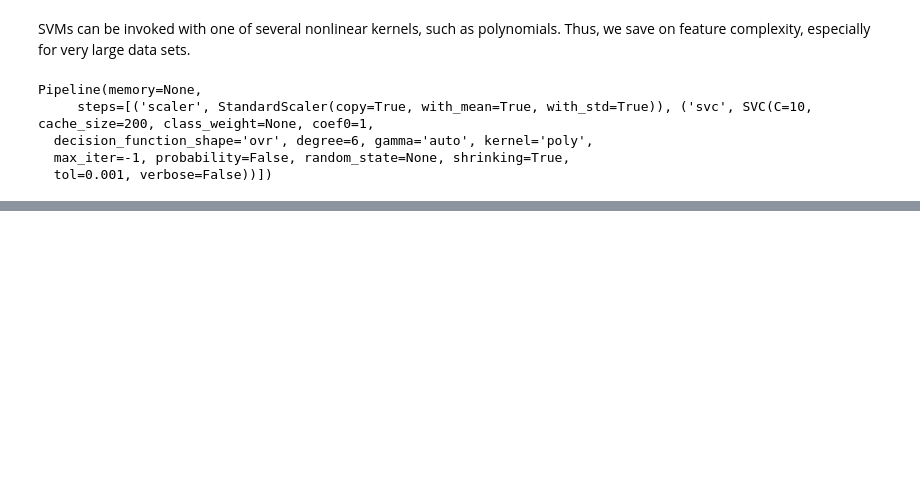
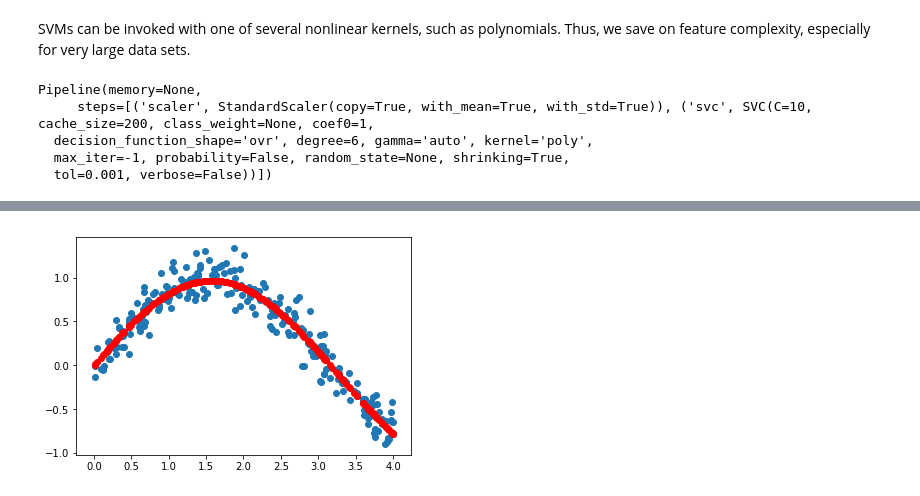
Before and after one commit to drpjm/python-ml-sandbox, a Jupyter notebook: Chapter05-SVM/SVM.ipynb, the cells around one changed output, grey strips where cells are left out. Cells and saved outputs as stored; diff of their text form; code cells hidden in the pictures; blank space fills up the shorter version.

```diff
--- a/Chapter05-SVM/SVM.ipynb
+++ b/Chapter05-SVM/SVM.ipynb
@@ -192,0 +213,8 @@ plt.show()
+# %%
+y_pred = svr_reg.predict(X)
+# %%
+plt.scatter(X,y)
+plt.scatter(X,y_pred,c='r')
+plt.show()
+# %% [output]
+[figure, added]
```
Also changed, not shown: parts of 6 cells of this notebook.
